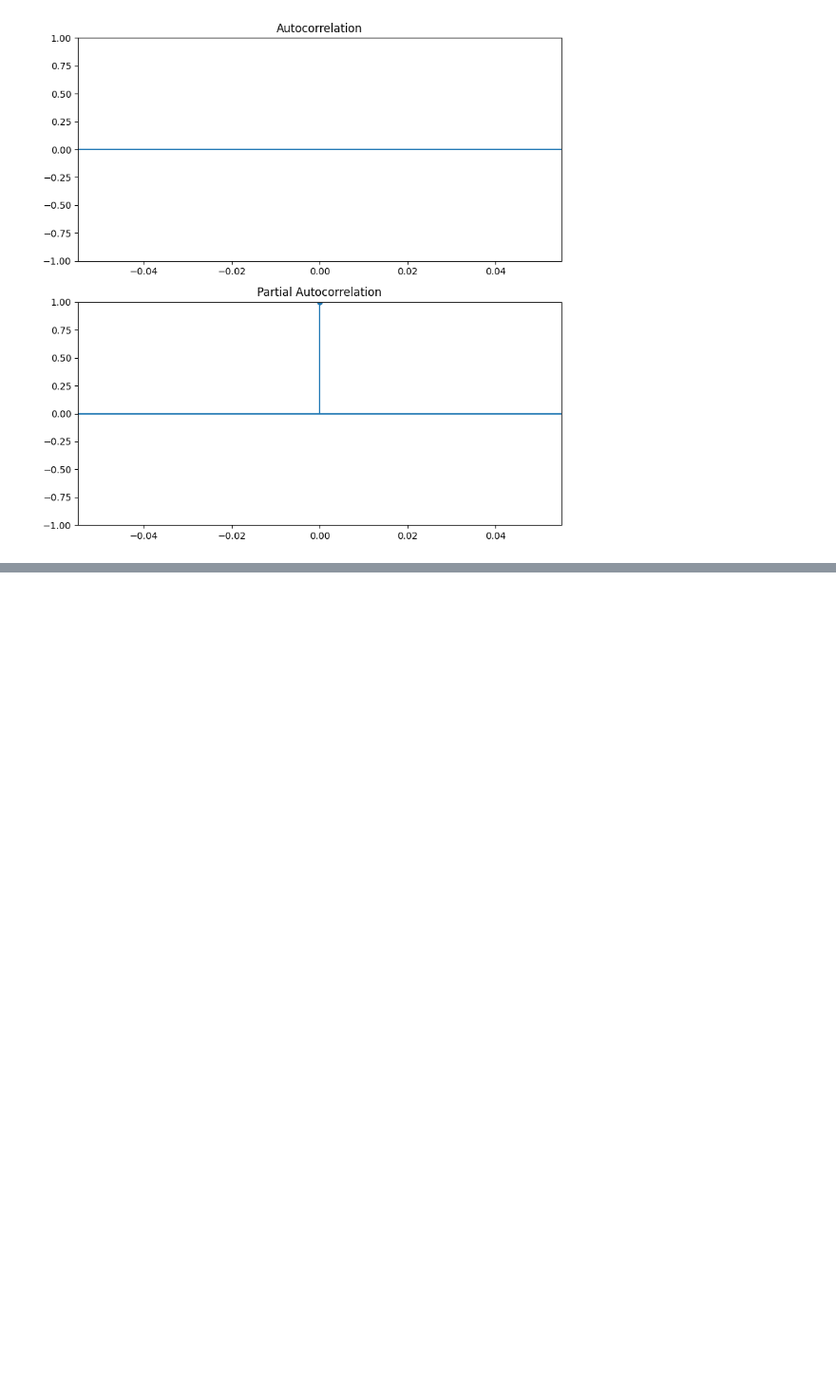
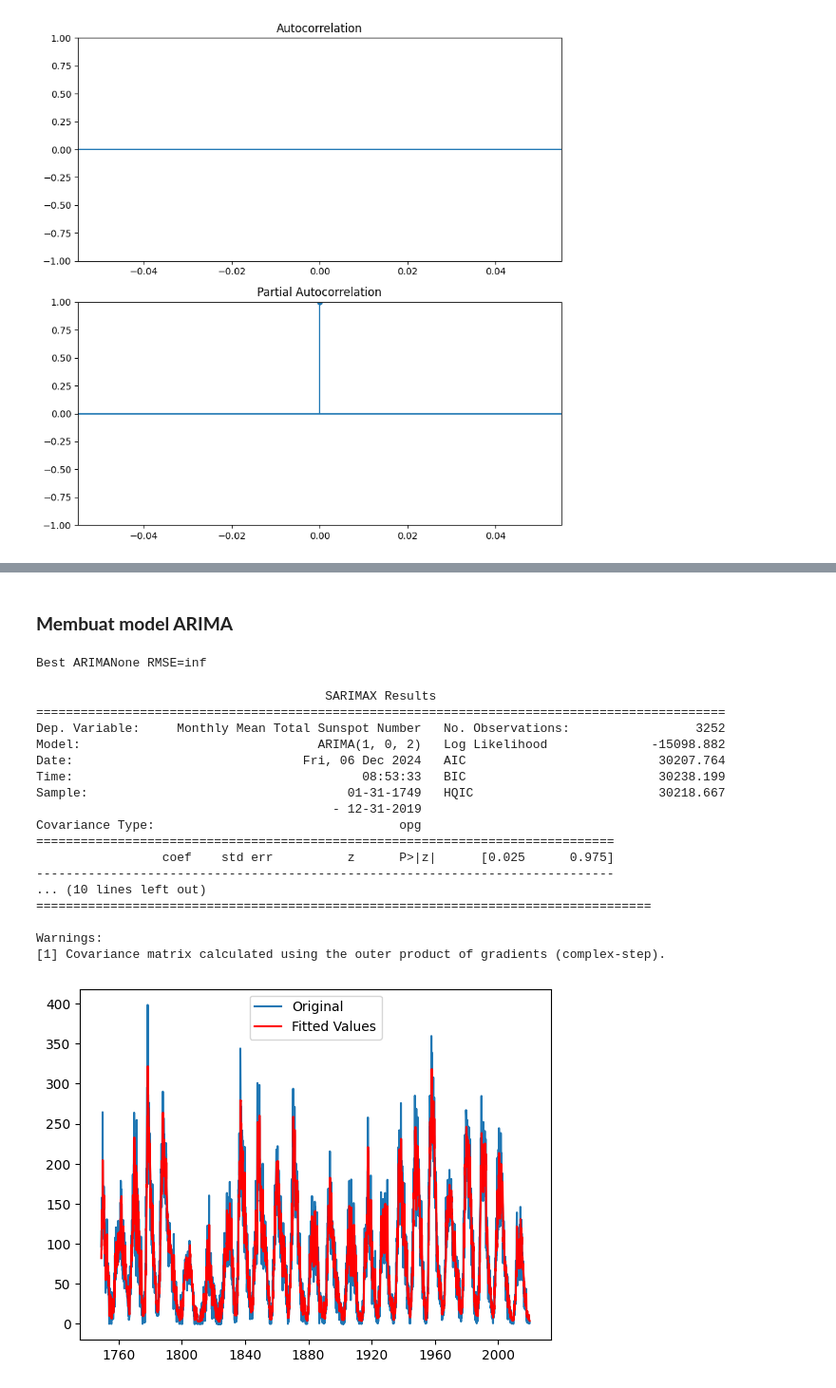
Before and after one commit to BlackBox-Ops/DS-Time-Series-Sunspot, a Jupyter notebook: notebooks/03_Time_Series _approach.ipynb, the cells around one changed output, grey strips where cells are left out. Shown: that part at 95% size. Cells and saved outputs as stored; diff of their text form; code cells hidden in the pictures; blank space fills up the shorter version.

Commit message:
menambahkan kode program untuk membuat model arima beserta hasil visualisasi nya

```diff
--- a/notebooks/03_Time_Series _approach.ipynb
+++ b/notebooks/03_Time_Series _approach.ipynb
@@ -156,0 +165,2 @@ plt.show()
+# %% [markdown]
+### **Membuat model ARIMA**
@@ -156,0 +203,45 @@ plt.show()
+# %%
+p_values = range(0, 3)
+d_values = range(0, 1)
+q_values = range(0, 3)
+warnings.filterwarnings("ignore")
+evaluate_models(ts.values, p_values, d_values, q_values)
+# %% [output]
+Best ARIMANone RMSE=inf
+# %%
+from statsmodels.tsa.arima.model import ARIMA
+
+# Mendefinisikan model ARIMA
+model_arima = ARIMA(ts, order=(1, 0, 2))
+results_arima = model_arima.fit()  # Tidak perlu parameter disp
+
+# Melihat hasil dan prediksi
+print(results_arima.summary())
+
+# Menampilkan fitted values
+fitted_values = results_arima.fittedvalues
+
+# Plot data asli dan fitted values
+plt.plot(ts, label="Original")
+plt.plot(fitted_values, label="Fitted Values", color="red")
+plt.legend()
+plt.show()
+# %% [output]
+                                       SARIMAX Results
+=============================================================================================
+Dep. Variable:     Monthly Mean Total Sunspot Number   No. Observations:                 3252
+Model:                                ARIMA(1, 0, 2)   Log Likelihood              -15098.882
+Date:                               Fri, 06 Dec 2024   AIC                          30207.764
+Time:                                       08:53:33   BIC                          30238.199
+Sample:                                   01-31-1749   HQIC                         30218.667
+                                        - 12-31-2019
+Covariance Type:                                 opg
+==============================================================================
+                 coef    std err          z      P>|z|      [0.025      0.975]
+------------------------------------------------------------------------------
+... (10 lines left out)
+===================================================================================
+
+Warnings:
+[1] Covariance matrix calculated using the outer product of gradients (complex-step).
+[figure, added]
```
Also changed, not shown: parts of 3 cells of this notebook.
